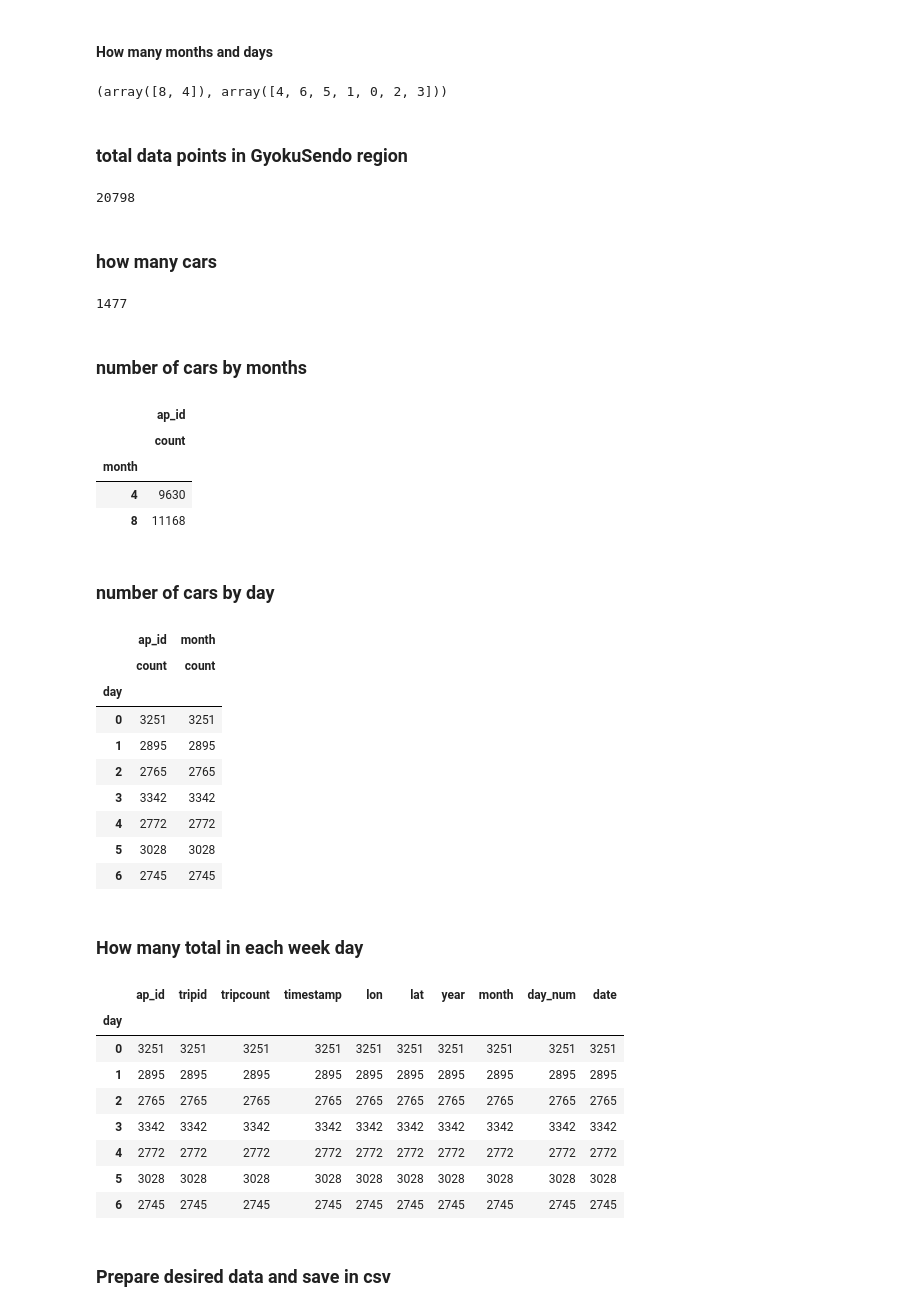
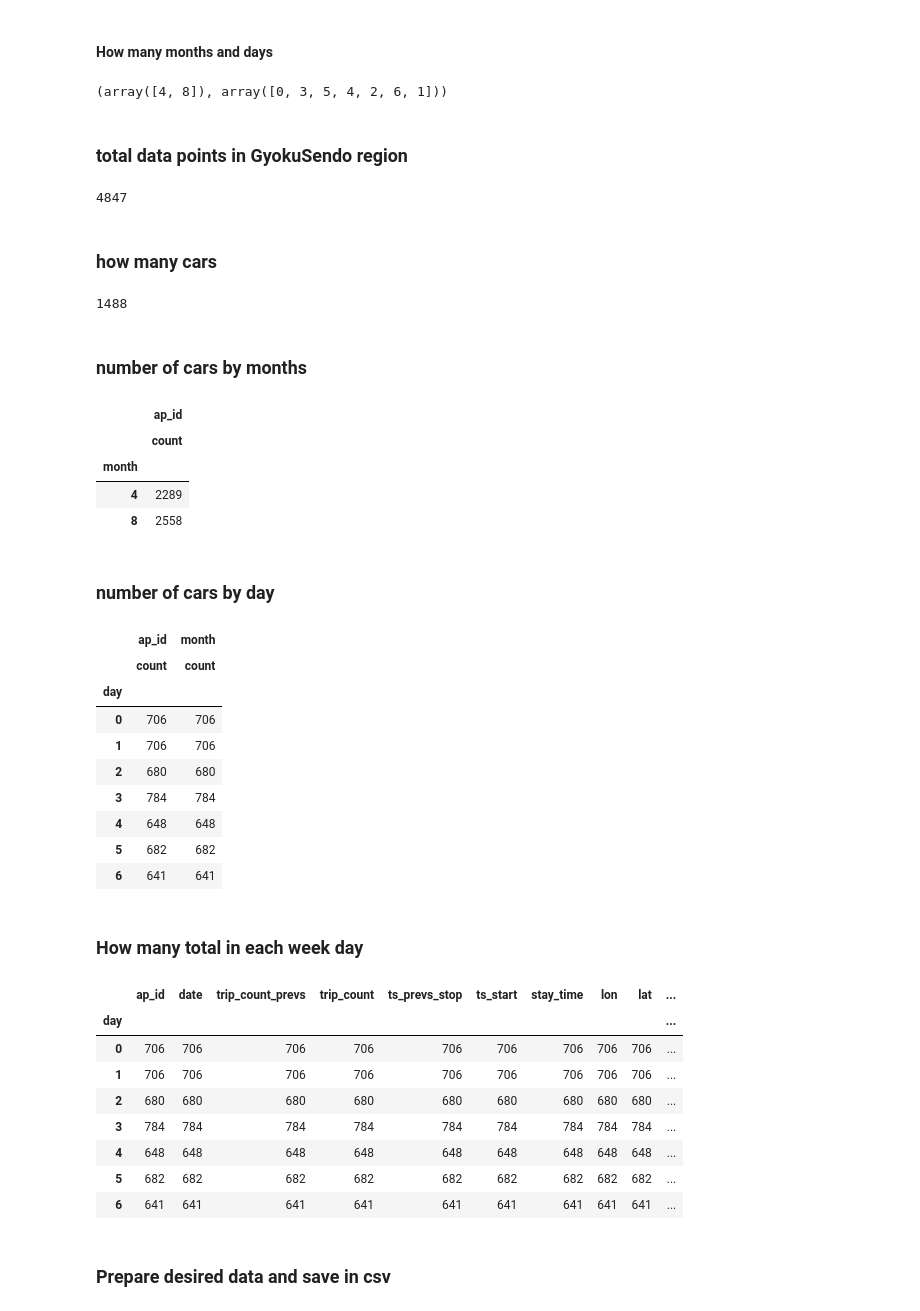
Before and after one commit to bidur/visitor_prediction, a Jupyter notebook: 1_prepare_data.ipynb, the cells around one changed output. Drawn from its saved outputs; the diff is of its cells as text; code cells hidden in the pictures.

Commit message:
working version with consecutive  trip merging within single day

```diff
--- a/1_prepare_data.ipynb
+++ b/1_prepare_data.ipynb
@@ -20,0 +17,8 @@ df.rename(columns = {'serial':'ap_id','tlm_datage':'timestamp'}, inplace = True)
+# %%
+threshold_in_sec = 1800 # # remove entries with stay_time < 1800 seconds
+input_csv='data/2019-04_2019-08_GyokuSendo.csv'
+preprocessed_data='data/2019-04_2019-08_GyokuSendo_staypoints.csv'
+df = read_input_data( input_csv )
+trip_df = prepare_trip_summary(df)
+df_staypoints = merge_consecutive_trips_in_single_day(trip_df, threshold_in_sec)
+#print(len(trip_df), len(df_final))
@@ -21,11 +34,11 @@ df.rename(columns = {'serial':'ap_id','tlm_datage':'timestamp'}, inplace = True)
 # %% [markdown]
 ### separate timestamp fileds into smaller units like months and day
 # %%
-df['timestamp'] = pd.to_datetime(df['timestamp'])
-df['year']  = df['timestamp'].dt.year
-df['month'] = df['timestamp'].dt.month
-df['day']   = df['timestamp'].dt.dayofweek # Monday= 0, Tuesday=1 .... Sunday=6
-df['day_num']  = df['timestamp'].dt.day
-df['date']  = df['timestamp'].dt.date
-df.head()
+df_staypoints['date'] = pd.to_datetime(df_staypoints['date'])
+df_staypoints['year']  = df_staypoints['date'].dt.year
+df_staypoints['month'] = df_staypoints['date'].dt.month
+df_staypoints['day']   = df_staypoints['date'].dt.dayofweek # Monday= 0, Tuesday=1 .... Sunday=6
+#df_staypoints['day_num']  = df_staypoints['date'].dt.day
+#df_staypoints['date']  = df_staypoints['ts_car_start'].dt.date
+df_staypoints.head()
 # %% [output]
@@ -38,61 +51,61 @@ df.head()
 # %% [markdown]
 #### How many months and days
 # %%
-df.month.unique(), df.day.unique()
+df_staypoints.month.unique(), df_staypoints.day.unique()
 # %% [output]
-(array([8, 4]), array([4, 6, 5, 1, 0, 2, 3]))
+(array([4, 8]), array([0, 3, 5, 4, 2, 6, 1]))
 # %% [markdown]
 ### total data points in GyokuSendo region
 # %%
-len(df)
+len(df_staypoints)
 # %% [output]
-20798
+4847
 # %% [markdown]
 ### how many cars
 # %%
-len(df.ap_id.unique())
+len(df_staypoints.ap_id.unique())
 # %% [output]
-1477
+1488
 # %% [markdown]
 ### number of cars by months
 # %%
 #df.groupby(['month']).agg(['mean', 'count'])
-df[['ap_id','month']].groupby(['month']).agg(['count'])
+df_staypoints[['ap_id','month']].groupby(['month']).agg(['count'])
 # %% [output]
 |  | ap_id |
 |  | count |
 | month |  |
-| 4 | 9630 |
-| 8 | 11168 |
+| 4 | 2289 |
+| 8 | 2558 |
 # %% [markdown]
 ### number of cars by day
 # %%
-df[['ap_id','month','day']].groupby(['day']).agg(['count'])
+df_staypoints[['ap_id','month','day']].groupby(['day']).agg(['count'])
 # %% [output]
 |  | ap_id | month |
 |  | count | count |
 | day |  |  |
-| 0 | 3251 | 3251 |
-| 1 | 2895 | 2895 |
-| 2 | 2765 | 2765 |
-| 3 | 3342 | 3342 |
-| 4 | 2772 | 2772 |
-| 5 | 3028 | 3028 |
-| 6 | 2745 | 2745 |
+| 0 | 706 | 706 |
+| 1 | 706 | 706 |
+| 2 | 680 | 680 |
+| 3 | 784 | 784 |
+| 4 | 648 | 648 |
+| 5 | 682 | 682 |
+| 6 | 641 | 641 |
 # %% [markdown]
 ### How many total in each week day
 # %%
-df.groupby('day').count()
+df_staypoints.groupby('day').count()
 # %% [output]
-|  | ap_id | tripid | tripcount | timestamp | lon | lat | year | month | day_num | date |
-| day |  |  |  |  |  |  |  |  |  |  |
-| 0 | 3251 | 3251 | 3251 | 3251 | 3251 | 3251 | 3251 | 3251 | 3251 | 3251 |
-| 1 | 2895 | 2895 | 2895 | 2895 | 2895 | 2895 | 2895 | 2895 | 2895 | 2895 |
-| 2 | 2765 | 2765 | 2765 | 2765 | 2765 | 2765 | 2765 | 2765 | 2765 | 2765 |
-| 3 | 3342 | 3342 | 3342 | 3342 | 3342 | 3342 | 3342 | 3342 | 3342 | 3342 |
-| 4 | 2772 | 2772 | 2772 | 2772 | 2772 | 2772 | 2772 | 2772 | 2772 | 2772 |
-| 5 | 3028 | 3028 | 3028 | 3028 | 3028 | 3028 | 3028 | 3028 | 3028 | 3028 |
-| 6 | 2745 | 2745 | 2745 | 2745 | 2745 | 2745 | 2745 | 2745 | 2745 | 2745 |
+|  | ap_id | date | trip_count_prevs | trip_count | ts_prevs_stop | ts_start | stay_time | lon | lat | ... |
+| day |  |  |  |  |  |  |  |  |  | ... |
+| 0 | 706 | 706 | 706 | 706 | 706 | 706 | 706 | 706 | 706 | ... |
+| 1 | 706 | 706 | 706 | 706 | 706 | 706 | 706 | 706 | 706 | ... |
+| 2 | 680 | 680 | 680 | 680 | 680 | 680 | 680 | 680 | 680 | ... |
+| 3 | 784 | 784 | 784 | 784 | 784 | 784 | 784 | 784 | 784 | ... |
+| 4 | 648 | 648 | 648 | 648 | 648 | 648 | 648 | 648 | 648 | ... |
+| 5 | 682 | 682 | 682 | 682 | 682 | 682 | 682 | 682 | 682 | ... |
+| 6 | 641 | 641 | 641 | 641 | 641 | 641 | 641 | 641 | 641 | ... |
 # %% [markdown]
 ### Prepare desired data and save in csv
 # %%
```
Also changed, not shown: parts of 8 cells of this notebook, 2 other files.
